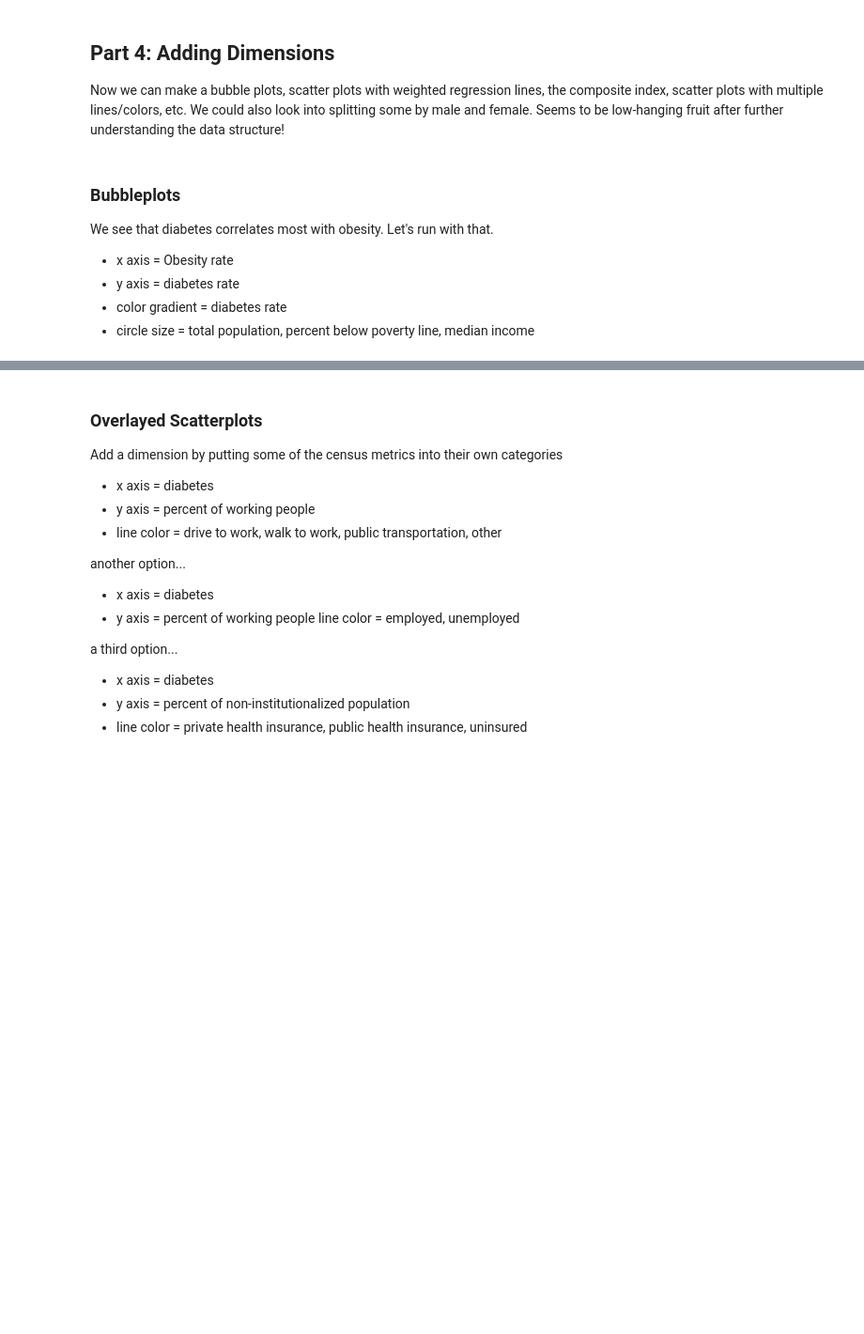
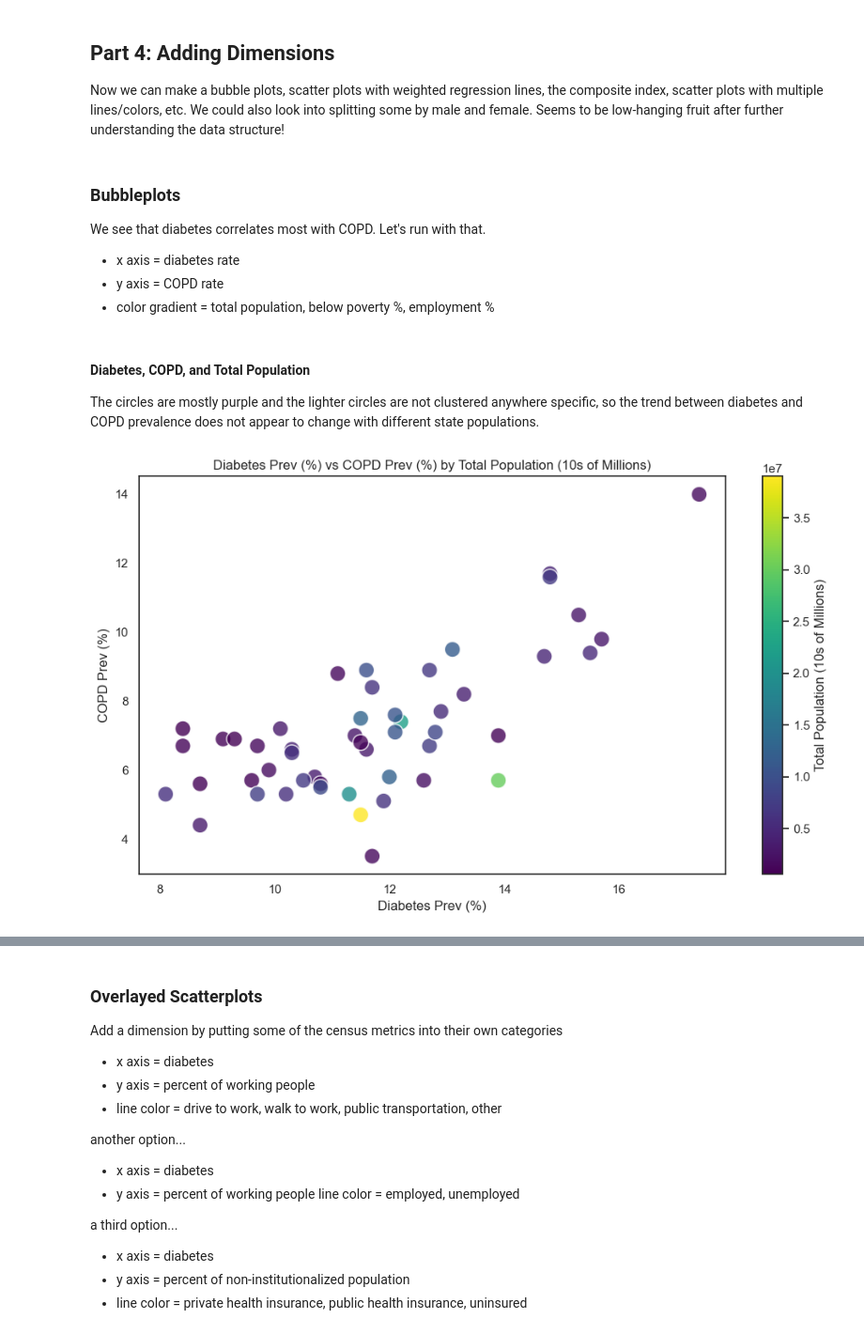
Before and after one commit to duhoang920/siads_593_milestone_1, a Jupyter notebook: main.ipynb, the cells around one changed output, grey strips where cells are left out. Shown at 94% size. Saved outputs shown, nothing was run; the diff lists cells and outputs as text; code cells hidden in the pictures; blank space fills up the shorter version.

```diff
--- a/main.ipynb
+++ b/main.ipynb
@@ -551,8 +546,16 @@ Now we can make a bubble plots, scatter plots with weighted regression lines, th
 We could also look into splitting some by male and female. Seems to be low-hanging fruit after further understanding the data structure!
 # %% [markdown]
 ### Bubbleplots
-We see that diabetes correlates most with obesity. Let's run with that.
-* x axis = Obesity rate
-* y axis = diabetes rate
-* color gradient = diabetes rate
-* circle size = total population, percent below poverty line, median income
+We see that diabetes correlates most with COPD. Let's run with that.
+* x axis = diabetes rate
+* y axis = COPD rate
+* color gradient = total population, below poverty %, employment %
+# %% [markdown]
+#### Diabetes, COPD, and Total Population
+The circles are mostly purple and the lighter circles are not clustered anywhere specific, so the trend between diabetes and COPD prevalence does not appear to change with different state populations.
+# %%
+create_bubbleplot(df, "Diabetes Prev (%)", "COPD Prev (%)",
+                  "Total Population (10s of Millions)",
+                  "Total Population (10s of Millions)")
+# %% [output]
+[figure, added]
```
Also changed, not shown: parts of 18 cells of this notebook, 1 other file.
